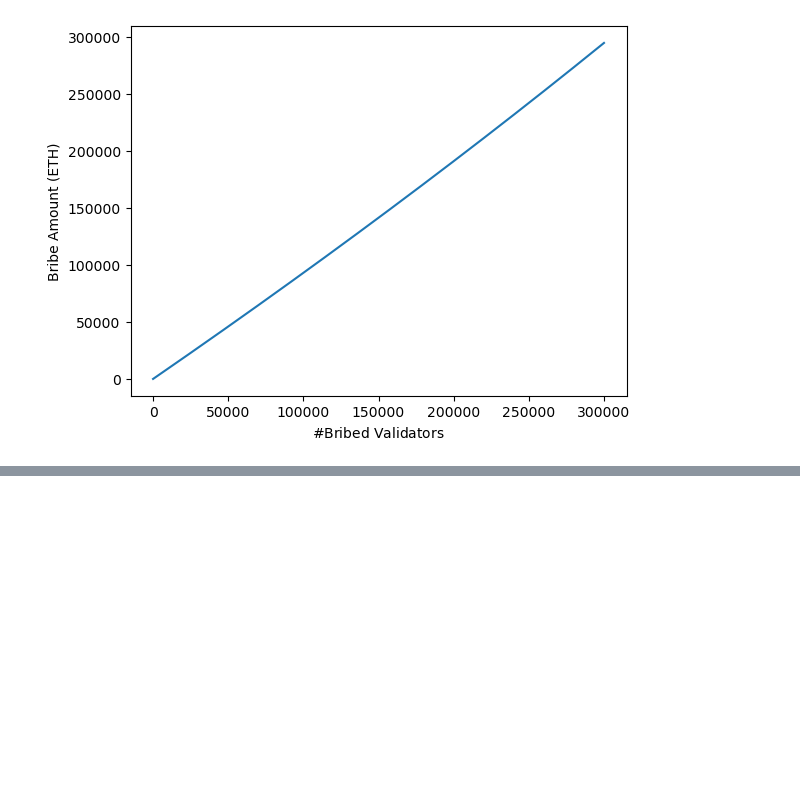
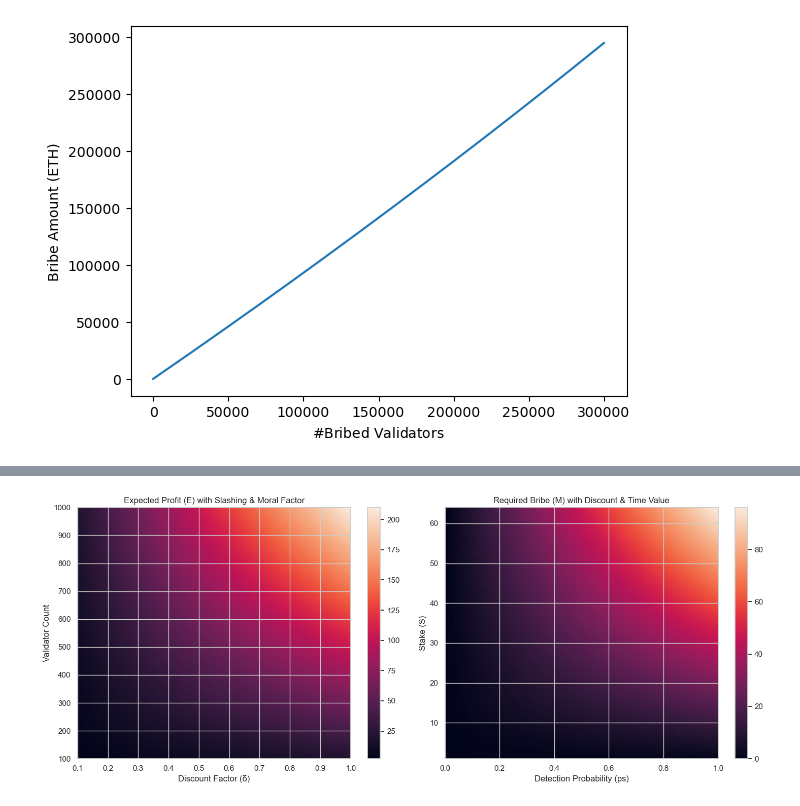
Before and after one commit to 0xSooki/bribery-zoo, a Jupyter notebook: Figures/playground.ipynb, the cells around one changed output, grey strips where cells are left out. Saved outputs shown, nothing was run; the diff lists cells and outputs as text; code cells hidden in the pictures; blank space fills up the shorter version.

```diff
--- a/Figures/playground.ipynb
+++ b/Figures/playground.ipynb
@@ -76,0 +122,35 @@ plt.show()
+# %%
+validator_count_range = np.linspace(100, 1000, 100)
+delta_range = np.linspace(0.1, 1, 100)
+ps_range = np.linspace(0, 1, 100)
+stake_range = np.linspace(1, 64, 100)
+
+def generate_dynamic_heatmaps(alpha=0.5, ps=0.5, delta=0.9, time_value=0.1):
+    X1, Y1 = np.meshgrid(delta_range, validator_count_range)
+    expected_profit = X1 * Y1 * (1 - ps) * (1 - alpha)
+
+    X2, Y2 = np.meshgrid(ps_range, stake_range)
+    required_bribe = X2 * Y2 * (1 + time_value) / delta
+
+    fig, axs = plt.subplots(1, 2, figsize=(15, 6))
+
+    im1 = axs[0].imshow(expected_profit, aspect='auto', origin='lower',
+                        extent=[delta_range.min(), delta_range.max(), validator_count_range.min(), validator_count_range.max()])
+    axs[0].set_title("Expected Profit (E) with Slashing & Moral Factor")
+    axs[0].set_xlabel("Discount Factor (δ)")
+    axs[0].set_ylabel("Validator Count")
+    fig.colorbar(im1, ax=axs[0])
+
+    im2 = axs[1].imshow(required_bribe, aspect='auto', origin='lower',
+                        extent=[ps_range.min(), ps_range.max(), stake_range.min(), stake_range.max()])
+    axs[1].set_title("Required Bribe (M) with Discount & Time Value")
+    axs[1].set_xlabel("Detection Probability (ps)")
+    axs[1].set_ylabel("Stake (S)")
+    fig.colorbar(im2, ax=axs[1])
+
+    plt.tight_layout()
+    plt.show()
+
+generate_dynamic_heatmaps(alpha=0.3, ps=0.7, delta=0.8, time_value=0.2)
+# %% [output]
+[figure, added]
```
Also changed, not shown: parts of 9 cells of this notebook.
